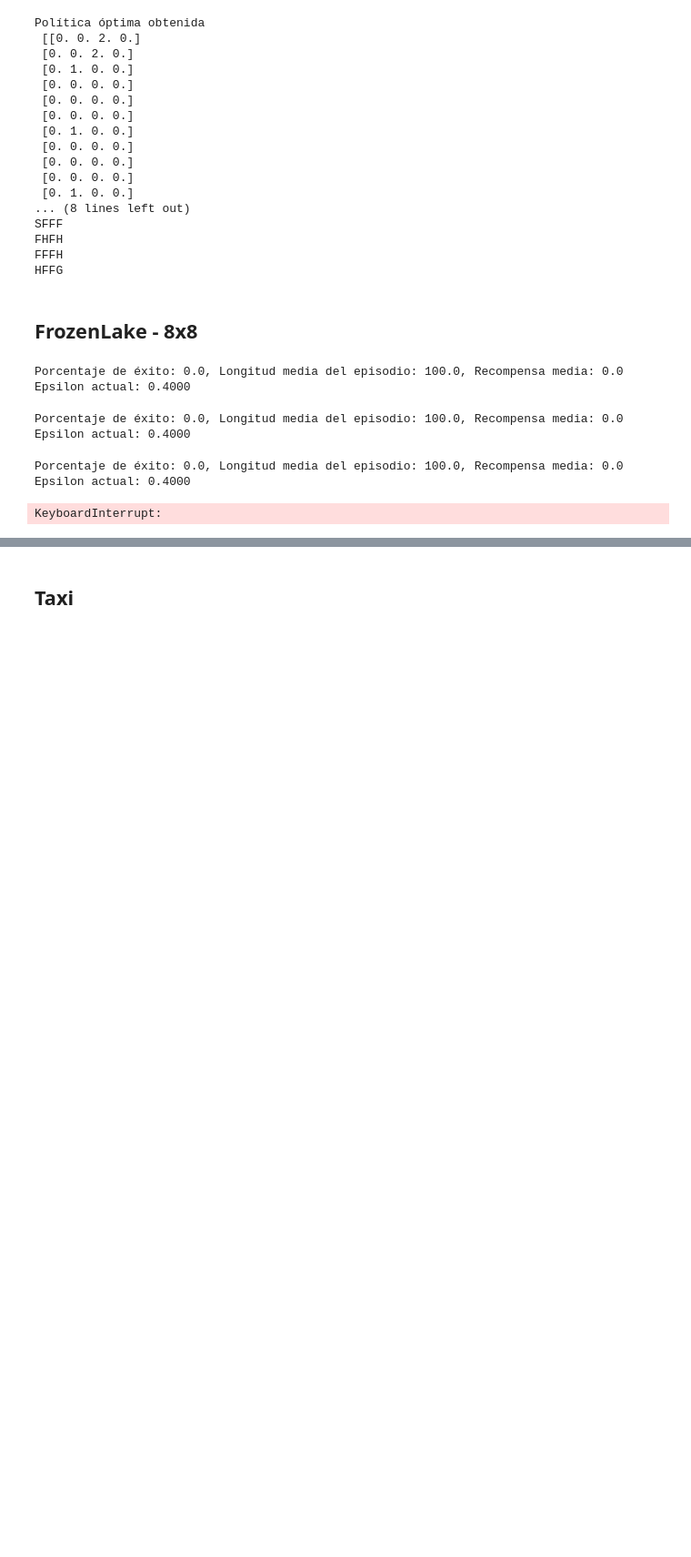
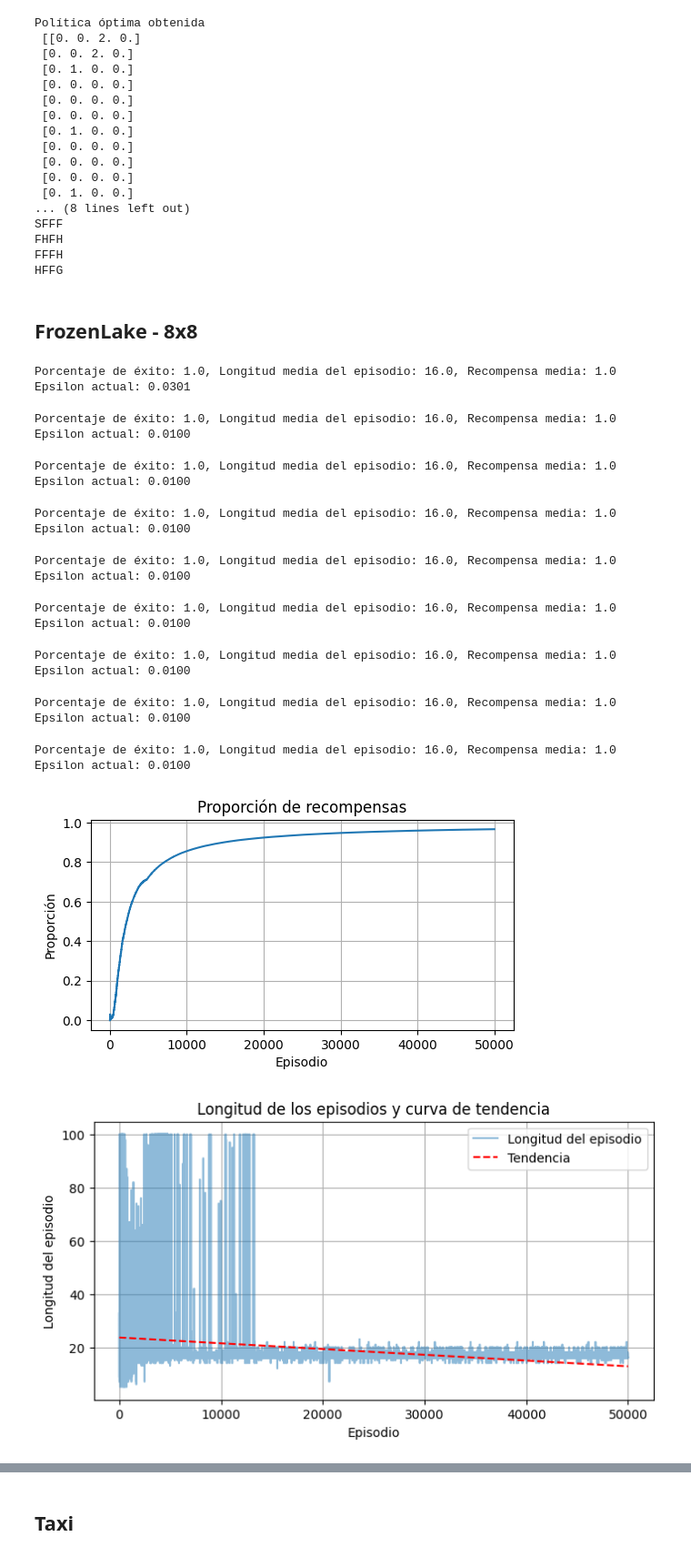
Before and after one commit to Imartinezcuevas/RL_MC_OL, a Jupyter notebook: MonteCarlo.ipynb, the cells around one changed output, grey strips where cells are left out. Shown at 91% size. Drawn from its saved outputs; the diff is of its cells as text; code cells hidden in the pictures; blank space fills up the shorter version.

```diff
--- a/MonteCarlo.ipynb
+++ b/MonteCarlo.ipynb
@@ -254,27 +254,40 @@ HFFG
 ## FrozenLake - 8x8
 # %%
 # Crear la política con epsilon 0.4
-epsilon_policy = EpsilonGreedyPolicy(env8.action_space, epsilon=0.4, epsilon_decay=0.9998, epsilon_min=0.01)
+epsilon_policy = EpsilonGreedyPolicy(env8.action_space, epsilon=1, epsilon_decay=0.9993, epsilon_min=0.01)
 
 # Crear el agente usando MonteCarloOnPolicyAgent y la política
 agent_env8 = MonteCarloOnPolicyAgent(env8, policy=epsilon_policy, optimistic_init=True, init_value=10.0, first_visit=False)
 
 # Entrenamos al agente
-trained_agent_env8 = train_monte_carlo(agent_env8, env8, num_episodes=50000, decay=False)
+trained_agent_env8 = train_monte_carlo(agent_env8, env8, num_episodes=50000, decay=True, max_step_per_episode=200)
 
 stats = trained_agent_env8.stats()
 
 # Graficamos los resultados
 plot_reward_ratio(stats["reward_ratio"])
 plot_episode_lengths(stats["episode_lengths"])
 # %% [output]
-Porcentaje de éxito: 0.0, Longitud media del episodio: 100.0, Recompensa media: 0.0
-Epsilon actual: 0.4000
+Porcentaje de éxito: 1.0, Longitud media del episodio: 16.0, Recompensa media: 1.0
+Epsilon actual: 0.0301
-Porcentaje de éxito: 0.0, Longitud media del episodio: 100.0, Recompensa media: 0.0
-Epsilon actual: 0.4000
+Porcentaje de éxito: 1.0, Longitud media del episodio: 16.0, Recompensa media: 1.0
+Epsilon actual: 0.0100
-Porcentaje de éxito: 0.0, Longitud media del episodio: 100.0, Recompensa media: 0.0
-Epsilon actual: 0.4000
+Porcentaje de éxito: 1.0, Longitud media del episodio: 16.0, Recompensa media: 1.0
+Epsilon actual: 0.0100
-KeyboardInterrupt:
+Porcentaje de éxito: 1.0, Longitud media del episodio: 16.0, Recompensa media: 1.0
+Epsilon actual: 0.0100
+Porcentaje de éxito: 1.0, Longitud media del episodio: 16.0, Recompensa media: 1.0
+Epsilon actual: 0.0100
+Porcentaje de éxito: 1.0, Longitud media del episodio: 16.0, Recompensa media: 1.0
+Epsilon actual: 0.0100
+Porcentaje de éxito: 1.0, Longitud media del episodio: 16.0, Recompensa media: 1.0
+Epsilon actual: 0.0100
+Porcentaje de éxito: 1.0, Longitud media del episodio: 16.0, Recompensa media: 1.0
+Epsilon actual: 0.0100
+Porcentaje de éxito: 1.0, Longitud media del episodio: 16.0, Recompensa media: 1.0
+Epsilon actual: 0.0100
+[figure, added]
+[figure, added]
 # %%
 Q = trained_agent_env8.get_action_values()
 pi, actions = pi_star_from_Q(env8, Q)
```
Also changed, not shown: parts of 4 cells of this notebook.
